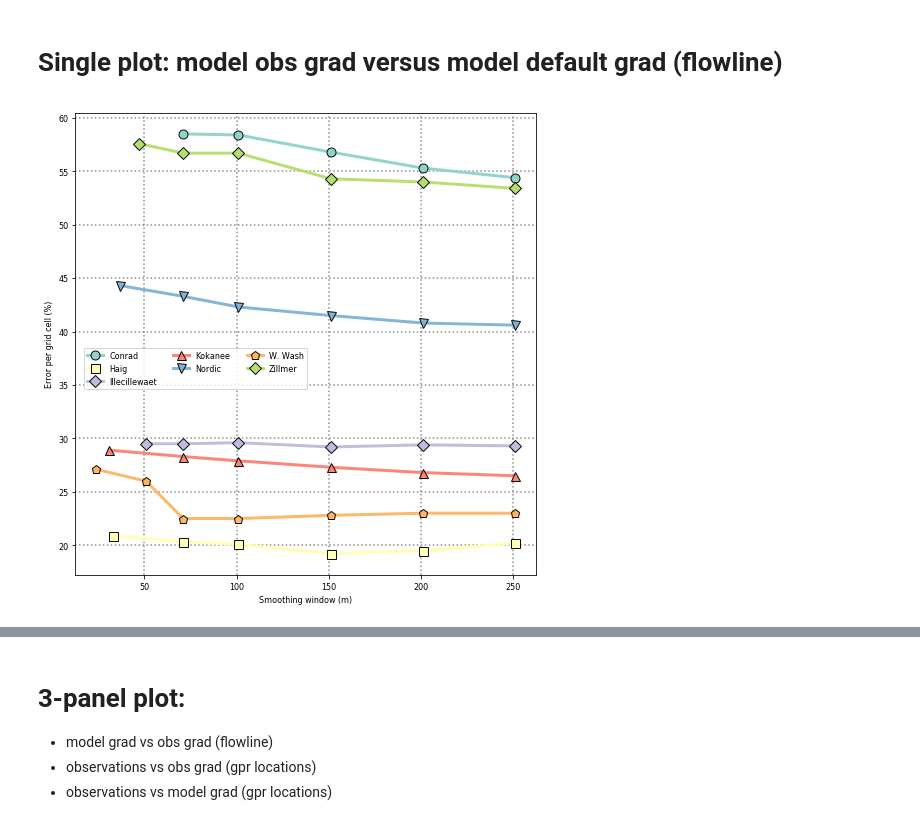
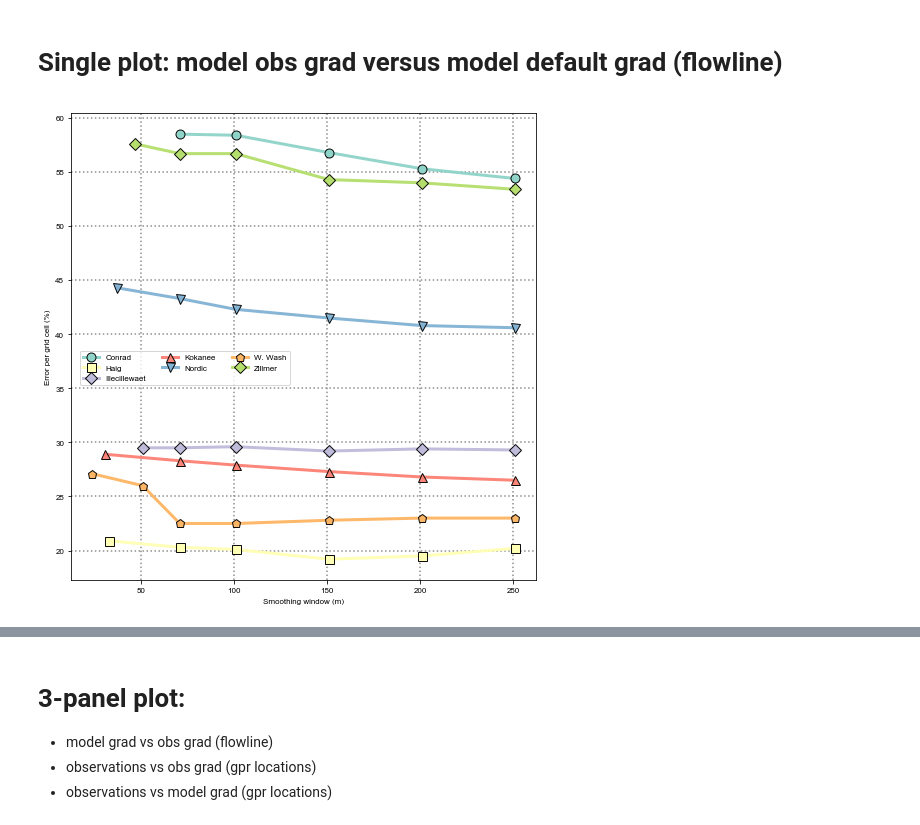
Before and after one commit to bpelto/OGGM-Columbia-Project, a Jupyter notebook: plotting/smooth_window_thick_scatterplot.ipynb, the cells around one changed output, grey strips where cells are left out. Saved outputs shown, nothing was run; the diff lists cells and outputs as text; code cells hidden in the pictures.

Commit message:
update size and font

```diff
--- a/plotting/smooth_window_thick_scatterplot.ipynb
+++ b/plotting/smooth_window_thick_scatterplot.ipynb
@@ -23,7 +23,7 @@ data[:5]
 # %% [markdown]
 # Single plot: model obs grad versus model default grad (flowline)
 # %%
-font = {'family' : 'Optima',
+font = {'family' : 'Arial',
         'weight' : 'normal',
         'size'   : 8}
 
@@ -76,31 +76,31 @@ for name in np.unique(data['glacier']):
 #                               data['glacier'], markers, colors):
 #     ax.plot(x,y, alpha=1.0, c=colors, marker=marker, label=site, markersize='8', markeredgecolor='k')
 #     z += 1
 #     if z >= 8: ## must be one greater than num. of points
 #         break
 # #     ax.errorbar(x, y, xerr=xerr, yerr=yerr, alpha=0.75, c='red', ecolor='k', elinewidth=0.5,
 # #                 marker=marker, label=None, markersize='8')
 
 
 # for x, y, site, marker in zip(data['Ice_thickness_Obs_grad'], data['Ice_thickness_model_grad'], data['name'], markers):
 
 # #     ax.errorbar(x, y, marker=marker, color='grey', alpha=0.5, label=site, elinewidth=0.25)
 #     z += 1
 #     if z >= 7:
 #         break
 
 plt.legend(loc='upper left', bbox_to_anchor=(0.01, 0.5), ncol=3)
 
 # # plt.xlim(0,xmax)
 # # plt.ylim(0,ymax)
 # plt.xticks(np.arange(0, xmax, 25))
 # plt.yticks(np.arange(0, ymax, 25))
 plt.grid(linestyle=':', linewidth=1.5, color='gray', alpha=0.9, zorder=100)
 
 plt.xlabel('Smoothing window (m)')
 plt.ylabel('Error per grid cell (%)')#'Accum. quadratic errors (m)')
 plt.tight_layout(pad=0.6)
 plt.savefig(path + 'JoG/smooth_window_quad_errors_scatter.pdf', dpi=300)
 plt.show()
 # %% [output]
-[figure, old version]
+[figure, new version]
```
Also changed, not shown: parts of 4 cells of this notebook.
